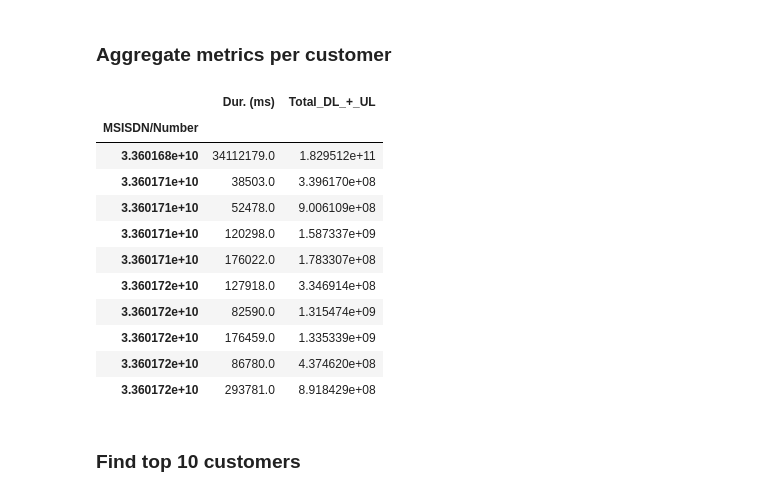
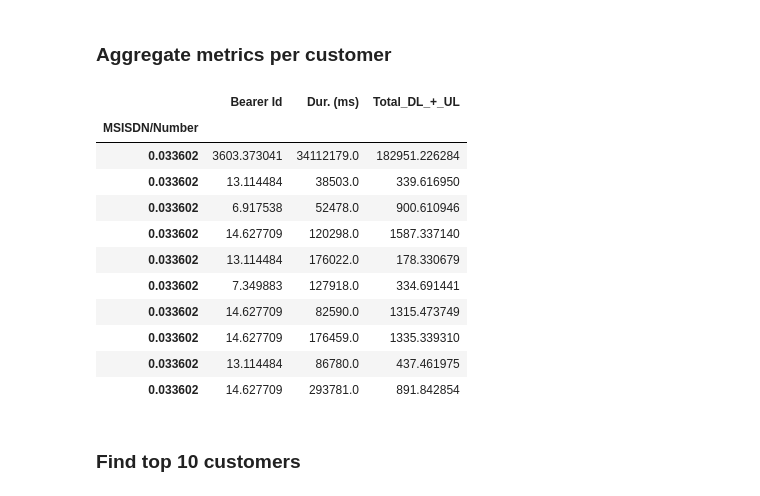
Before and after one commit to GuleWako/10Acadamey-week-2-Analysis-of-Wealthy-Investor, a Jupyter notebook: notebooks/tellcoDataAnalysis.ipynb, the cells around one changed output. Drawn from its saved outputs; the diff is of its cells as text; code cells hidden in the pictures.

```diff
--- a/notebooks/tellcoDataAnalysis.ipynb
+++ b/notebooks/tellcoDataAnalysis.ipynb
@@ -110,3 +187,24 @@ From 55 columns selected, there are 0 columns with missing values.
+# %%
+def convertByteIntoMegaByte(data):
+    # We Have to convert some the data into MB or TB or GB
+    megabyte=1*10e+5
+    data['Bearer Id']=data['Bearer Id']/megabyte
+    data['Bearer Id']=data['Bearer Id']/megabyte
+    data['Bearer Id']=data['Bearer Id']/megabyte
+
+    data['IMSI']=data['IMSI']/megabyte
+    data['IMSI']=data['IMSI']/megabyte
+    data['MSISDN/Number']=data['MSISDN/Number']/megabyte
+    data['MSISDN/Number']=data['MSISDN/Number']/megabyte
+    data['IMEI']=data['IMEI']/megabyte
+    data['IMEI']=data['IMEI']/megabyte
+
+    for column in data.columns:
+        if 'Bytes' in column:
+            data[column]=data[column]/megabyte
+    return data
+# %%
+xdr_data=convertByteIntoMegaByte(xdr_data)
 # %%
 xdr_data.head()
 # %% [output]
@@ -223,7 +321,7 @@ def remove_outliers_winsorization(xdr_data):
     return xdr_data
 # %%
 # Remove outliers using winsorization
-xdr_data=remove_outliers=remove_outliers_winsorization(xdr_data)
+remove_outliers=remove_outliers_winsorization(xdr_data)
 # %%
 get_outlier_summary(xdr_data)
 # %% [output]
@@ -616,21 +723,21 @@ import matplotlib.pyplot as plt
 # %% [markdown]
 ### Aggregate metrics per customer
 # %%
-engagement_metrics = xdr_data.groupby('MSISDN/Number')[['Dur. (ms)', 'Total_DL_+_UL']].sum()
+engagement_metrics = xdr_data.groupby('MSISDN/Number')[['Bearer Id','Dur. (ms)', 'Total_DL_+_UL']].sum()
 engagement_metrics.head(10)
 # %% [output]
-|  | Dur. (ms) | Total_DL_+_UL |
-| MSISDN/Number |  |  |
-| 3.360168e+10 | 34112179.0 | 1.829512e+11 |
-| 3.360171e+10 | 38503.0 | 3.396170e+08 |
-| 3.360171e+10 | 52478.0 | 9.006109e+08 |
-| 3.360171e+10 | 120298.0 | 1.587337e+09 |
-| 3.360171e+10 | 176022.0 | 1.783307e+08 |
-| 3.360172e+10 | 127918.0 | 3.346914e+08 |
-| 3.360172e+10 | 82590.0 | 1.315474e+09 |
-| 3.360172e+10 | 176459.0 | 1.335339e+09 |
-| 3.360172e+10 | 86780.0 | 4.374620e+08 |
-| 3.360172e+10 | 293781.0 | 8.918429e+08 |
+|  | Bearer Id | Dur. (ms) | Total_DL_+_UL |
+| MSISDN/Number |  |  |  |
+| 0.033602 | 3603.373041 | 34112179.0 | 182951.226284 |
+| 0.033602 | 13.114484 | 38503.0 | 339.616950 |
+| 0.033602 | 6.917538 | 52478.0 | 900.610946 |
+| 0.033602 | 14.627709 | 120298.0 | 1587.337140 |
+| 0.033602 | 13.114484 | 176022.0 | 178.330679 |
+| 0.033602 | 7.349883 | 127918.0 | 334.691441 |
+| 0.033602 | 14.627709 | 82590.0 | 1315.473749 |
+| 0.033602 | 14.627709 | 176459.0 | 1335.339310 |
+| 0.033602 | 13.114484 | 86780.0 | 437.461975 |
+| 0.033602 | 14.627709 | 293781.0 | 891.842854 |
 # %% [markdown]
 ###  Find top 10 customers
 # %%
```
Also changed, not shown: parts of 56 cells of this notebook.
